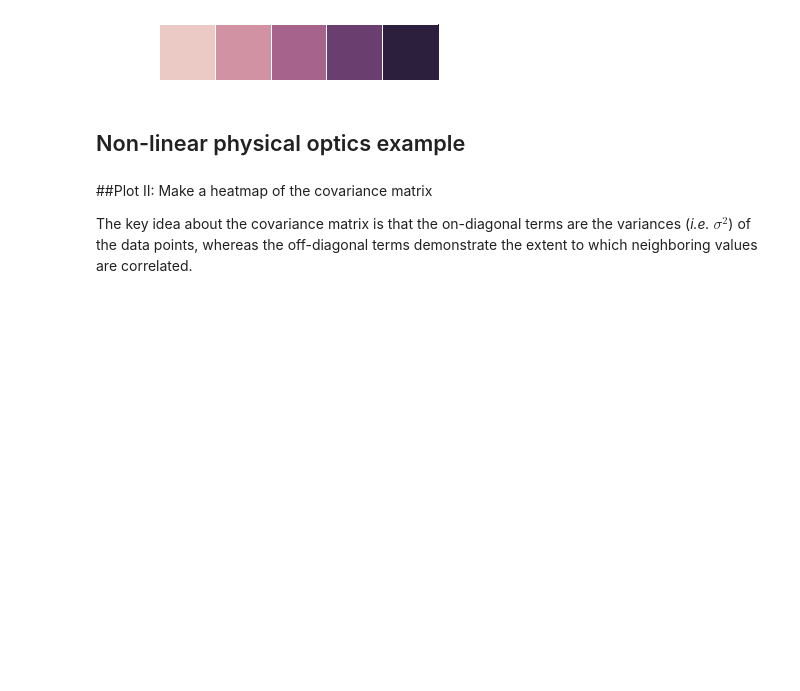
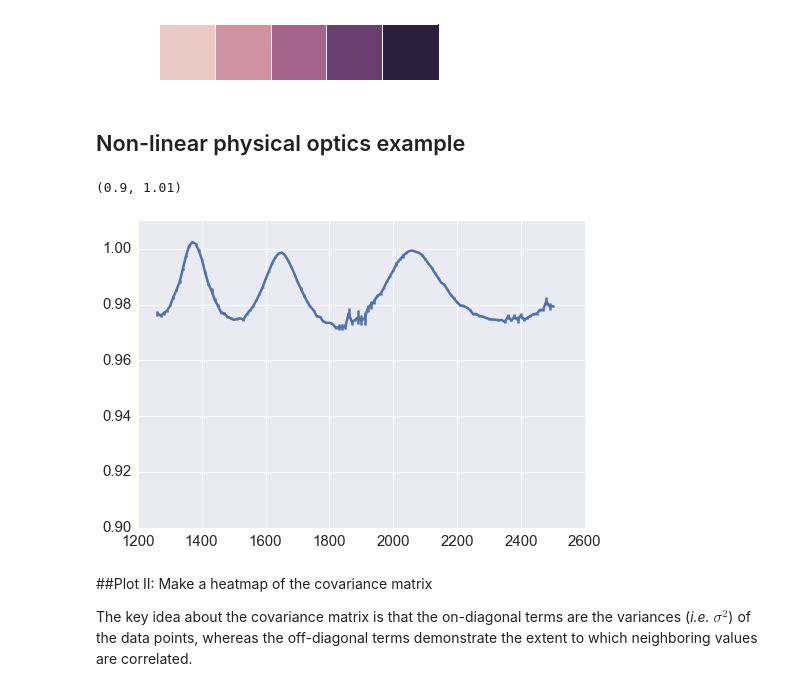
Before and after one commit to Echelle/AO_bonding_paper, a Jupyter notebook: notebooks/SiGaps_02-emcee.ipynb, the cells around one changed output. Cells and saved outputs as stored; diff of their text form; code cells hidden in the pictures; blank space fills up the shorter version.

```diff
--- a/notebooks/SiGaps_02-emcee.ipynb
+++ b/notebooks/SiGaps_02-emcee.ipynb
@@ -60,6 +66,12 @@ s_True = 12.0
 true_cov = a_True**2.0 * np.exp(-0.5 * (x[:, None]-x[None, :])**2 / s_True**2) + iid_cov
 y = np.random.multivariate_normal(y_True, true_cov)
 #y = np.random.multivariate_normal(y, iid_cov)
+# %%
+errorbar(x, y, yerr=yerr)
+plt.ylim(0.9, 1.01)
+# %% [output]
+(0.9, 1.01)
+[figure, added]
 # %% [markdown]
 ##Plot II: Make a heatmap of the covariance matrix
 
```
Also changed, not shown: parts of 15 cells of this notebook, 4 other files.
